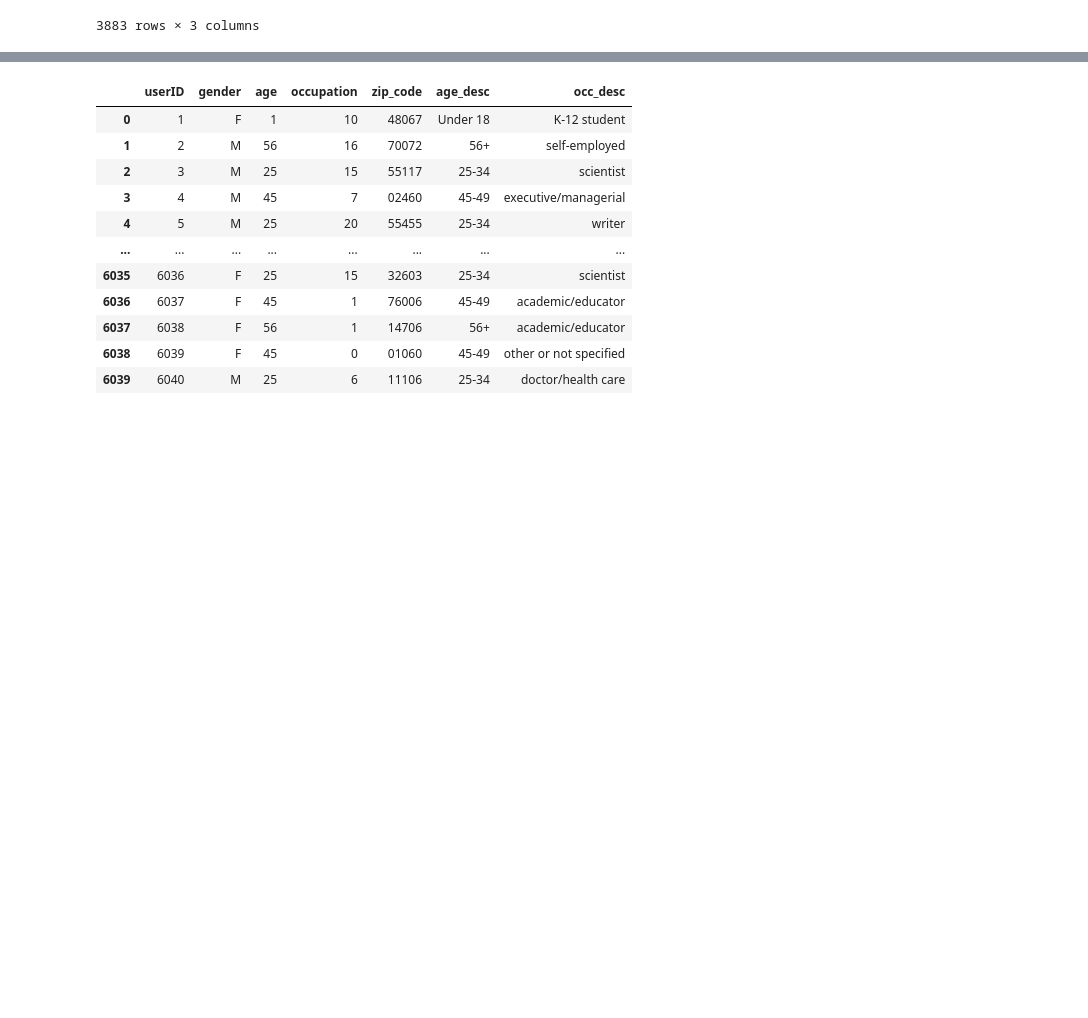
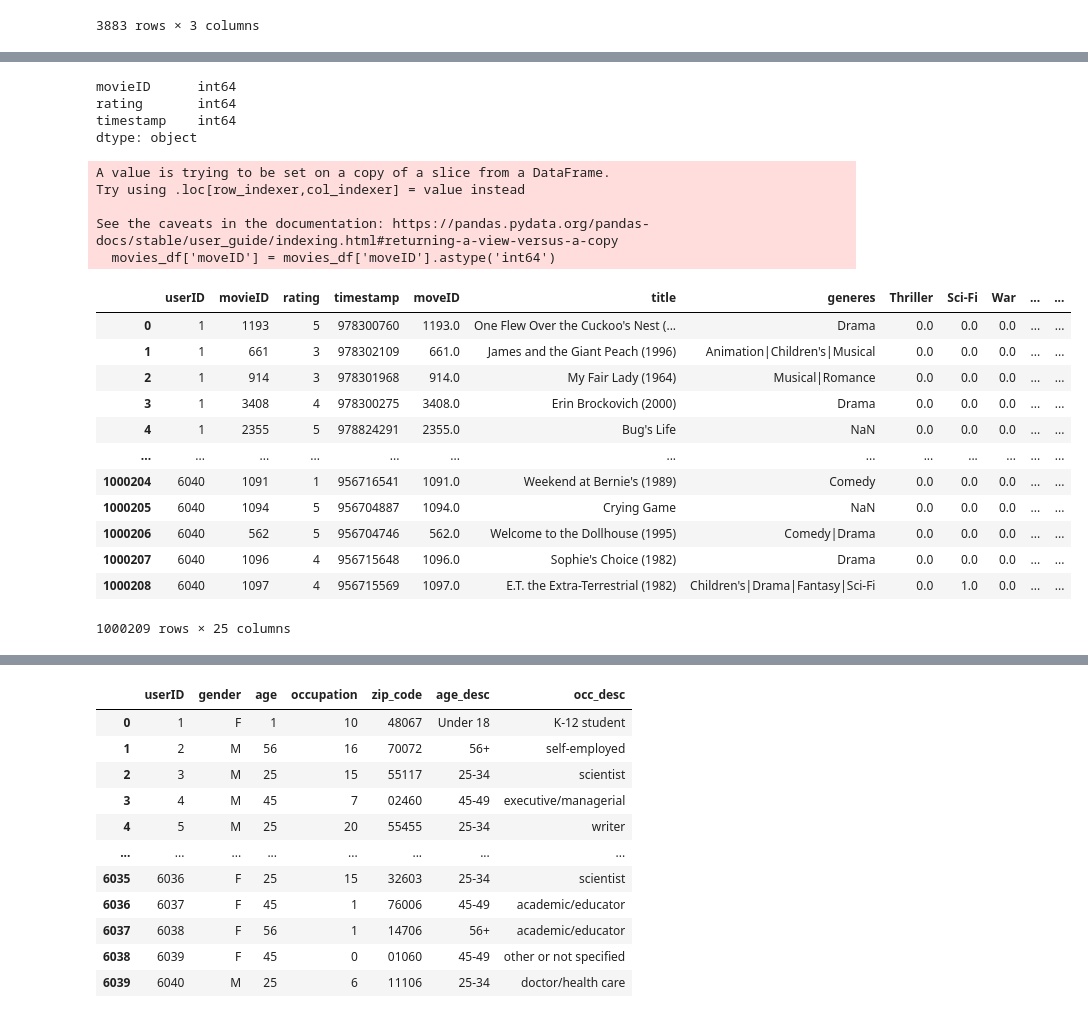
Before and after one commit to jeffdavidson343/movie_reccomendation_project, a Jupyter notebook: data_cleaning.ipynb, the cells around one changed output, grey strips where cells are left out. Drawn from its saved outputs; the diff is of its cells as text; code cells hidden in the pictures; blank space fills up the shorter version.

```diff
--- a/data_cleaning.ipynb
+++ b/data_cleaning.ipynb
@@ -45,3 +45,15 @@ movies_df
 | 3881 | 3951 | Two Family House (2000) | Drama |
 | 3882 | 3952 | Contender | NaN |
 3883 rows × 3 columns
+# %%
+genres_list = []
+for index, row in movies_df.iterrows():
+    try:
+        genres = row.generes.split('|')
+        genres_list.extend(genres)
+    except:
+        genres_list.append(row.generes)
+
+genres_list = list(set(genres_list))
+genres_list = [x for x in genres_list if str(x) != 'nan']
+genres_list
@@ -47,0 +79,10 @@ movies_df
+# %%
+for index, row in movies_df.iterrows():
+
+        for genre in genres_list:
+                if genre in str(movies_df.loc[index, 'generes']):
+                        movies_df.loc[index, genre] = 1
+                else:
+                        movies_df.loc[index, genre] = 0
+movies_df.to_csv("encoded_movies.csv")
+movies_df
@@ -66,0 +128,34 @@ ratings_df
+# %%
+ratings_df.dtypes
+# %% [output]
+movieID      int64
+rating       int64
+timestamp    int64
+dtype: object
+# %%
+movies_df.dtypes
+movies_df = movies_df.loc[movies_df['moveID'] != '652,301']
+movies_df['moveID'] = movies_df['moveID'].astype('int64')
+# %% [output]
+A value is trying to be set on a copy of a slice from a DataFrame.
+Try using .loc[row_indexer,col_indexer] = value instead
+
+See the caveats in the documentation: https://pandas.pydata.org/pandas-docs/stable/user_guide/indexing.html#returning-a-view-versus-a-copy
+  movies_df['moveID'] = movies_df['moveID'].astype('int64')
+# %%
+movie_ratings_df = pd.merge(ratings_df, movies_df, left_on='movieID' ,right_on='moveID', how='left')
+movie_ratings_df
+# %% [output]
+|  | userID | movieID | rating | timestamp | moveID | title | generes | Thriller | Sci-Fi | War | ... | ... |
+| 0 | 1 | 1193 | 5 | 978300760 | 1193.0 | One Flew Over the Cuckoo's Nest (... | Drama | 0.0 | 0.0 | 0.0 | ... | ... |
+| 1 | 1 | 661 | 3 | 978302109 | 661.0 | James and the Giant Peach (1996) | Animation|Children's|Musical | 0.0 | 0.0 | 0.0 | ... | ... |
+| 2 | 1 | 914 | 3 | 978301968 | 914.0 | My Fair Lady (1964) | Musical|Romance | 0.0 | 0.0 | 0.0 | ... | ... |
+| 3 | 1 | 3408 | 4 | 978300275 | 3408.0 | Erin Brockovich (2000) | Drama | 0.0 | 0.0 | 0.0 | ... | ... |
+| 4 | 1 | 2355 | 5 | 978824291 | 2355.0 | Bug's Life | NaN | 0.0 | 0.0 | 0.0 | ... | ... |
+| ... | ... | ... | ... | ... | ... | ... | ... | ... | ... | ... | ... | ... |
+| 1000204 | 6040 | 1091 | 1 | 956716541 | 1091.0 | Weekend at Bernie's (1989) | Comedy | 0.0 | 0.0 | 0.0 | ... | ... |
+| 1000205 | 6040 | 1094 | 5 | 956704887 | 1094.0 | Crying Game | NaN | 0.0 | 0.0 | 0.0 | ... | ... |
+| 1000206 | 6040 | 562 | 5 | 956704746 | 562.0 | Welcome to the Dollhouse (1995) | Comedy|Drama | 0.0 | 0.0 | 0.0 | ... | ... |
+| 1000207 | 6040 | 1096 | 4 | 956715648 | 1096.0 | Sophie's Choice (1982) | Drama | 0.0 | 0.0 | 0.0 | ... | ... |
+| 1000208 | 6040 | 1097 | 4 | 956715569 | 1097.0 | E.T. the Extra-Terrestrial (1982) | Children's|Drama|Fantasy|Sci-Fi | 0.0 | 1.0 | 0.0 | ... | ... |
+1000209 rows × 25 columns
```
Also changed, not shown: parts of 7 cells of this notebook, 1 other file.
